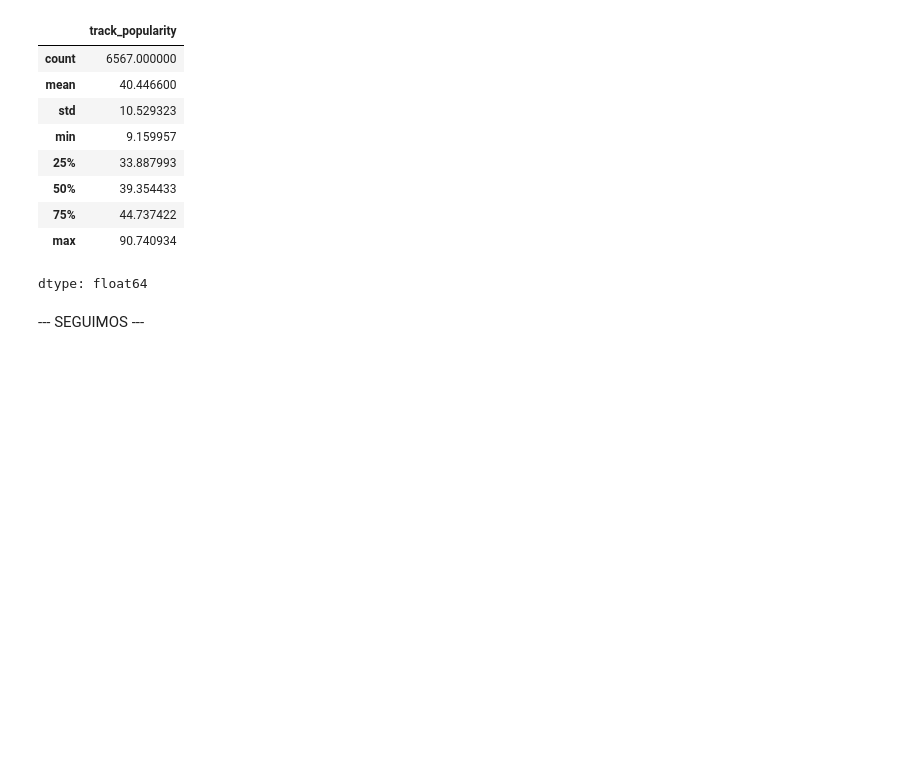
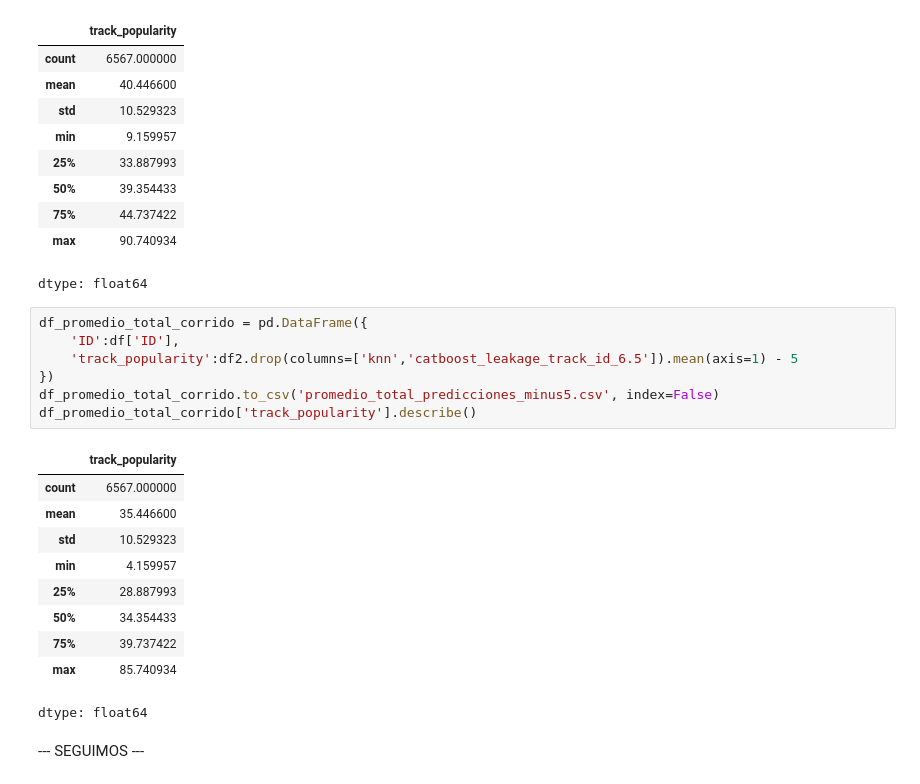
Before and after one commit to ichiP245/TP_Kaggle_Predictivo, a Jupyter notebook: Notebooks/AnalisisSubmissions.ipynb, the cells around one changed output. Cells and saved outputs as stored; diff of their text form; blank space fills up the shorter version.

```diff
--- a/Notebooks/AnalisisSubmissions.ipynb
+++ b/Notebooks/AnalisisSubmissions.ipynb
@@ -138,6 +139,24 @@ df_promedio_total['track_popularity'].describe()
 | 75% | 44.737422 |
 | max | 90.740934 |
 dtype: float64
+# %%
+df_promedio_total_corrido = pd.DataFrame({
+    'ID':df['ID'],
+    'track_popularity':df2.drop(columns=['knn','catboost_leakage_track_id_6.5']).mean(axis=1) - 5
+})
+df_promedio_total_corrido.to_csv('promedio_total_predicciones_minus5.csv', index=False)
+df_promedio_total_corrido['track_popularity'].describe()
+# %% [output]
+|  | track_popularity |
+| count | 6567.000000 |
+| mean | 35.446600 |
+| std | 10.529323 |
+| min | 4.159957 |
+| 25% | 28.887993 |
+| 50% | 34.354433 |
+| 75% | 39.737422 |
+| max | 85.740934 |
+dtype: float64
 # %% [markdown]
 --- SEGUIMOS ---
 # %%
```
Also changed, not shown: parts of 23 cells of this notebook.
